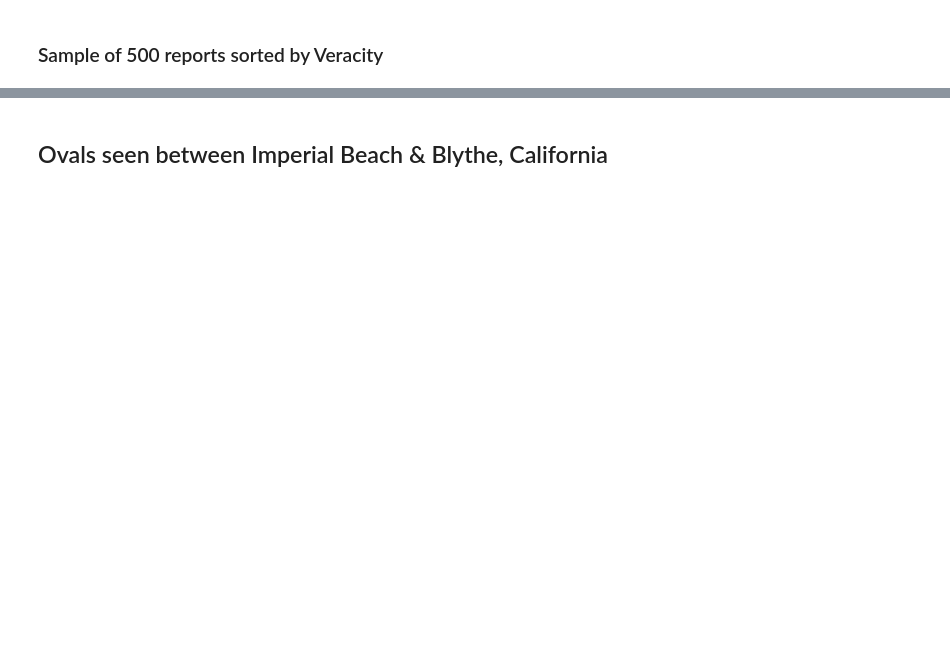
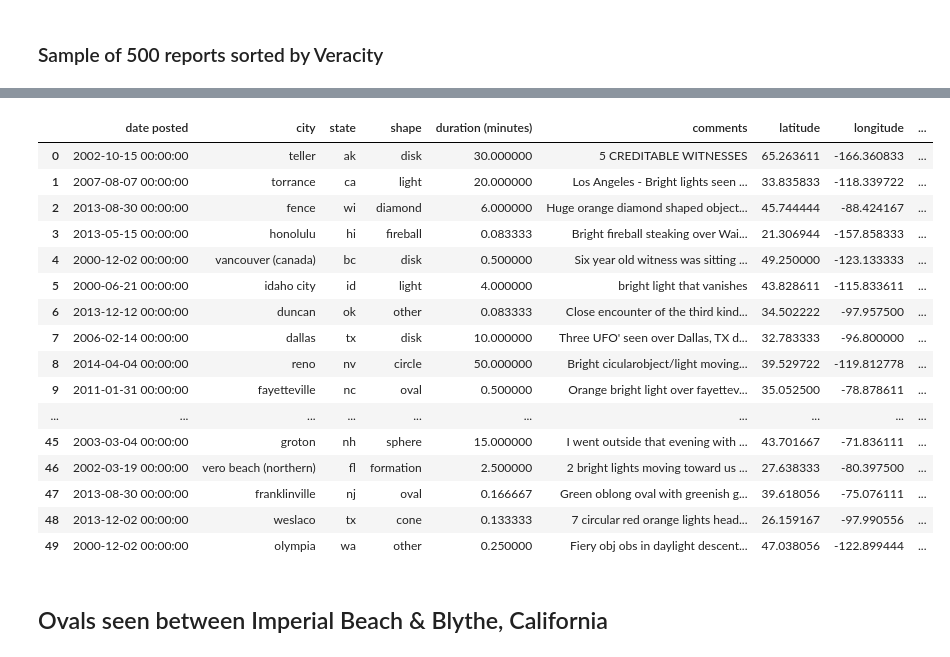
Before and after one commit to DaScient/UACP, a Jupyter notebook: uacp-defining-powellscore-veracity-variables.ipynb, the cells around one changed output, grey strips where cells are left out. Drawn from its saved outputs; the diff is of its cells as text; code cells hidden in the pictures; blank space fills up the shorter version.

```diff
--- a/uacp-defining-powellscore-veracity-variables.ipynb
+++ b/uacp-defining-powellscore-veracity-variables.ipynb
@@ -194,3 +194,26 @@ robert[columns].sort_values('veracity',ascending=False).head(20).reset_index(dro
+# %%
+robert[['date posted','city','state','shape','duration (minutes)',\
+        'comments','latitude','longitude','PowellPositive','PowellNegative',\
+        'PowellNeutral','PowellScore','veracity']].sort_values('veracity', ascending=False).reset_index(drop=True)\
+        .style.background_gradient(cmap ='seismic').set_properties(**{'font-size': '11px'})
+# %% [output]
+|  | date posted | city | state | shape | duration (minutes) | comments | latitude | longitude | ... |
+| 0 | 2002-10-15 00:00:00 | teller | ak | disk | 30.000000 | 5 CREDITABLE WITNESSES | 65.263611 | -166.360833 | ... |
+| 1 | 2007-08-07 00:00:00 | torrance | ca | light | 20.000000 | Los Angeles - Bright lights seen ... | 33.835833 | -118.339722 | ... |
+| 2 | 2013-08-30 00:00:00 | fence | wi | diamond | 6.000000 | Huge orange diamond shaped object... | 45.744444 | -88.424167 | ... |
+| 3 | 2013-05-15 00:00:00 | honolulu | hi | fireball | 0.083333 | Bright fireball steaking over Wai... | 21.306944 | -157.858333 | ... |
+| 4 | 2000-12-02 00:00:00 | vancouver (canada) | bc | disk | 0.500000 | Six year old witness was sitting ... | 49.250000 | -123.133333 | ... |
+| 5 | 2000-06-21 00:00:00 | idaho city | id | light | 4.000000 | bright light that vanishes | 43.828611 | -115.833611 | ... |
+| 6 | 2013-12-12 00:00:00 | duncan | ok | other | 0.083333 | Close encounter of the third kind... | 34.502222 | -97.957500 | ... |
+| 7 | 2006-02-14 00:00:00 | dallas | tx | disk | 10.000000 | Three UFO' seen over Dallas, TX d... | 32.783333 | -96.800000 | ... |
+| 8 | 2014-04-04 00:00:00 | reno | nv | circle | 50.000000 | Bright cicularobject/light moving... | 39.529722 | -119.812778 | ... |
+| 9 | 2011-01-31 00:00:00 | fayetteville | nc | oval | 0.500000 | Orange bright light over fayettev... | 35.052500 | -78.878611 | ... |
+| ... | ... | ... | ... | ... | ... | ... | ... | ... | ... |
+| 45 | 2003-03-04 00:00:00 | groton | nh | sphere | 15.000000 | I went outside that evening with ... | 43.701667 | -71.836111 | ... |
+| 46 | 2002-03-19 00:00:00 | vero beach (northern) | fl | formation | 2.500000 | 2 bright lights moving toward us ... | 27.638333 | -80.397500 | ... |
+| 47 | 2013-08-30 00:00:00 | franklinville | nj | oval | 0.166667 | Green oblong oval with greenish g... | 39.618056 | -75.076111 | ... |
+| 48 | 2013-12-02 00:00:00 | weslaco | tx | cone | 0.133333 | 7 circular red orange lights head... | 26.159167 | -97.990556 | ... |
+| 49 | 2000-12-02 00:00:00 | olympia | wa | other | 0.250000 | Fiery obj obs in daylight descent... | 47.038056 | -122.899444 | ... |
 # %% [markdown]
 ## Ovals seen between Imperial Beach & Blythe, California
 # %%
```
Also changed, not shown: parts of 12 cells of this notebook.
